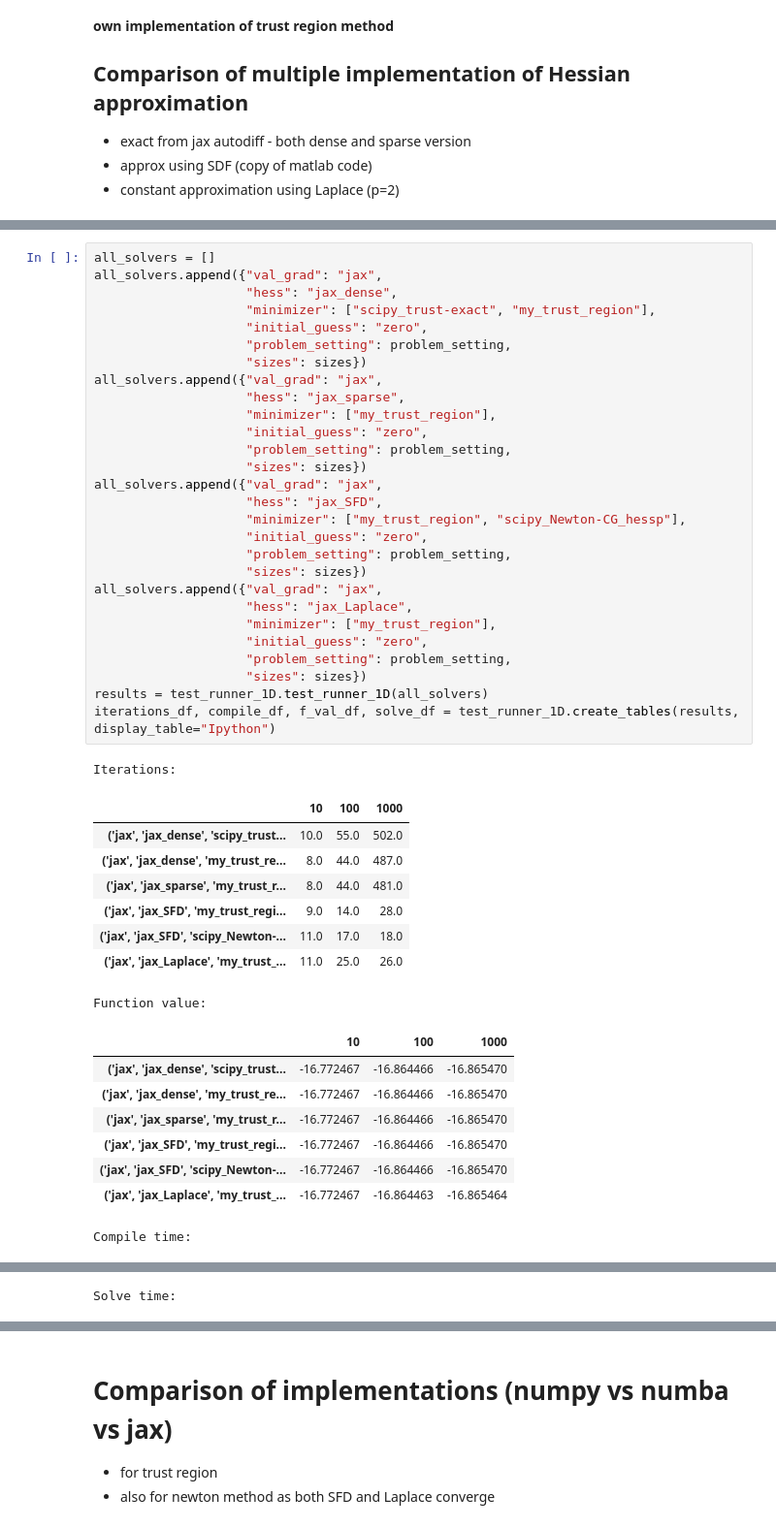
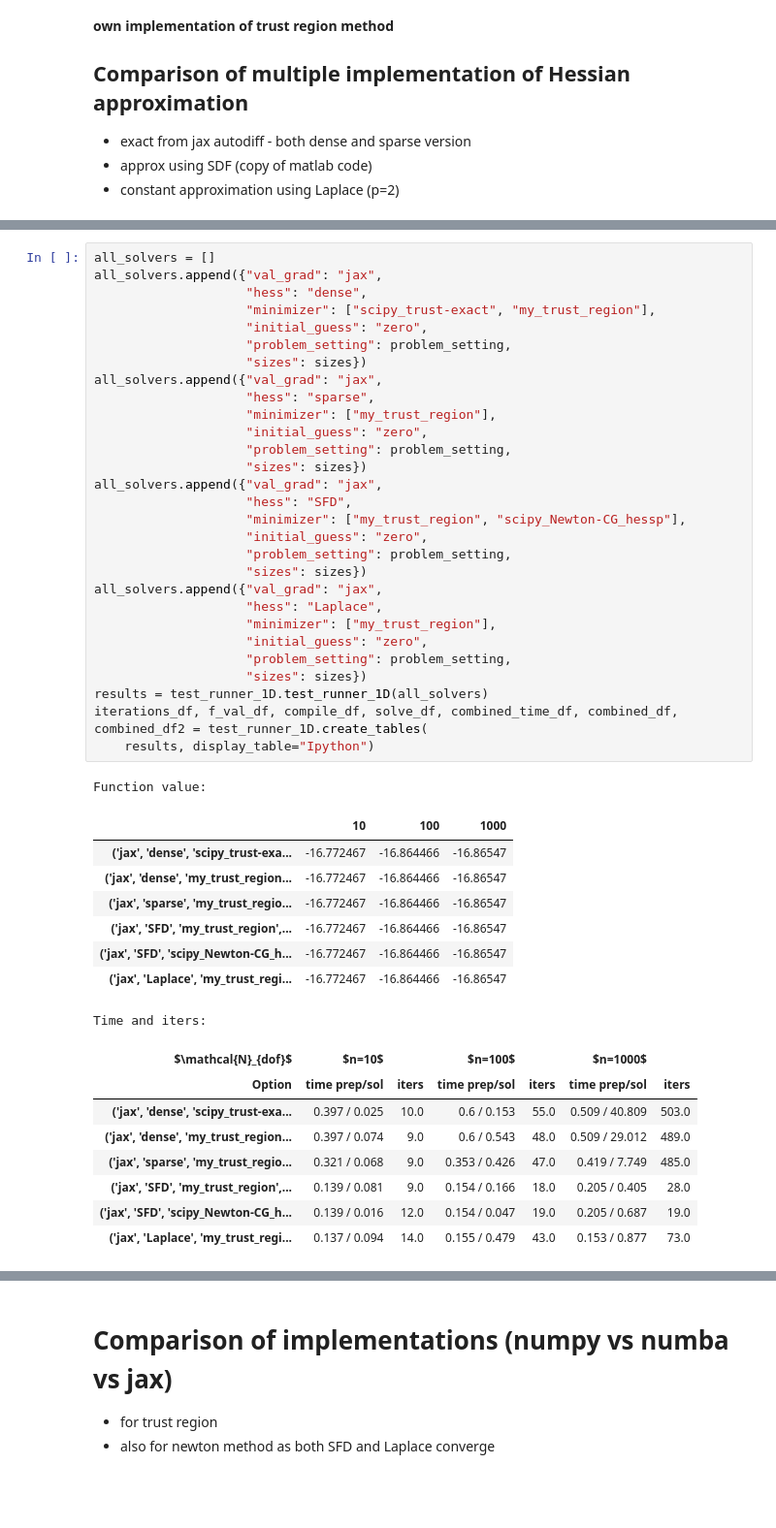
Before and after one commit to Beremi/pLaplace, a Jupyter notebook: run_tests_1D.ipynb, the cells around one changed output, grey strips where cells are left out. Shown: that part at 97% size. Saved outputs shown, nothing was run; the diff lists cells and outputs as text; blank space fills up the shorter version.

```diff
--- a/run_tests_1D.ipynb
+++ b/run_tests_1D.ipynb
@@ -154,46 +237,47 @@ Solve time:
 # %%
 all_solvers = []
 all_solvers.append({"val_grad": "jax",
-                    "hess": "jax_dense",
+                    "hess": "dense",
                     "minimizer": ["scipy_trust-exact", "my_trust_region"],
                     "initial_guess": "zero",
                     "problem_setting": problem_setting,
                     "sizes": sizes})
 all_solvers.append({"val_grad": "jax",
-                    "hess": "jax_sparse",
+                    "hess": "sparse",
                     "minimizer": ["my_trust_region"],
                     "initial_guess": "zero",
                     "problem_setting": problem_setting,
                     "sizes": sizes})
 all_solvers.append({"val_grad": "jax",
-                    "hess": "jax_SFD",
+                    "hess": "SFD",
                     "minimizer": ["my_trust_region", "scipy_Newton-CG_hessp"],
                     "initial_guess": "zero",
                     "problem_setting": problem_setting,
                     "sizes": sizes})
 all_solvers.append({"val_grad": "jax",
-                    "hess": "jax_Laplace",
+                    "hess": "Laplace",
                     "minimizer": ["my_trust_region"],
                     "initial_guess": "zero",
                     "problem_setting": problem_setting,
                     "sizes": sizes})
 results = test_runner_1D.test_runner_1D(all_solvers)
-iterations_df, compile_df, f_val_df, solve_df = test_runner_1D.create_tables(results, display_table="Ipython")
+iterations_df, f_val_df, compile_df, solve_df, combined_time_df, combined_df, combined_df2 = test_runner_1D.create_tables(
+    results, display_table="Ipython")
 # %% [output]
-Iterations:
+Function value:
 |  | 10 | 100 | 1000 |
-| ('jax', 'jax_dense', 'scipy_trust... | 10.0 | 55.0 | 502.0 |
-| ('jax', 'jax_dense', 'my_trust_re... | 8.0 | 44.0 | 487.0 |
-| ('jax', 'jax_sparse', 'my_trust_r... | 8.0 | 44.0 | 481.0 |
-| ('jax', 'jax_SFD', 'my_trust_regi... | 9.0 | 14.0 | 28.0 |
-| ('jax', 'jax_SFD', 'scipy_Newton-... | 11.0 | 17.0 | 18.0 |
-| ('jax', 'jax_Laplace', 'my_trust_... | 11.0 | 25.0 | 26.0 |
+| ('jax', 'dense', 'scipy_trust-exa... | -16.772467 | -16.864466 | -16.86547 |
+| ('jax', 'dense', 'my_trust_region... | -16.772467 | -16.864466 | -16.86547 |
+| ('jax', 'sparse', 'my_trust_regio... | -16.772467 | -16.864466 | -16.86547 |
+| ('jax', 'SFD', 'my_trust_region',... | -16.772467 | -16.864466 | -16.86547 |
+| ('jax', 'SFD', 'scipy_Newton-CG_h... | -16.772467 | -16.864466 | -16.86547 |
+| ('jax', 'Laplace', 'my_trust_regi... | -16.772467 | -16.864466 | -16.86547 |
-Function value:
+Time and iters:
-|  | 10 | 100 | 1000 |
-| ('jax', 'jax_dense', 'scipy_trust... | -16.772467 | -16.864466 | -16.865470 |
-| ('jax', 'jax_dense', 'my_trust_re... | -16.772467 | -16.864466 | -16.865470 |
-| ('jax', 'jax_sparse', 'my_trust_r... | -16.772467 | -16.864466 | -16.865470 |
-| ('jax', 'jax_SFD', 'my_trust_regi... | -16.772467 | -16.864466 | -16.865470 |
-| ('jax', 'jax_SFD', 'scipy_Newton-... | -16.772467 | -16.864466 | -16.865470 |
-| ('jax', 'jax_Laplace', 'my_trust_... | -16.772467 | -16.864463 | -16.865464 |
+| $\mathcal{N}_{dof}$ | $n=10$ |  | $n=100$ |  | $n=1000$ |  |
+| Option | time prep/sol | iters | time prep/sol | iters | time prep/sol | iters |
+| ('jax', 'dense', 'scipy_trust-exa... | 0.397 / 0.025 | 10.0 | 0.6 / 0.153 | 55.0 | 0.509 / 40.809 | 503.0 |
+| ('jax', 'dense', 'my_trust_region... | 0.397 / 0.074 | 9.0 | 0.6 / 0.543 | 48.0 | 0.509 / 29.012 | 489.0 |
+| ('jax', 'sparse', 'my_trust_regio... | 0.321 / 0.068 | 9.0 | 0.353 / 0.426 | 47.0 | 0.419 / 7.749 | 485.0 |
+| ('jax', 'SFD', 'my_trust_region',... | 0.139 / 0.081 | 9.0 | 0.154 / 0.166 | 18.0 | 0.205 / 0.405 | 28.0 |
+| ('jax', 'SFD', 'scipy_Newton-CG_h... | 0.139 / 0.016 | 12.0 | 0.154 / 0.047 | 19.0 | 0.205 / 0.687 | 19.0 |
+| ('jax', 'Laplace', 'my_trust_regi... | 0.137 / 0.094 | 14.0 | 0.155 / 0.479 | 43.0 | 0.153 / 0.877 | 73.0 |
-Compile time:
@@ -207 +283,0 @@ Compile time:
-Solve time:
```
Also changed, not shown: parts of 11 cells of this notebook, 17 other files.
